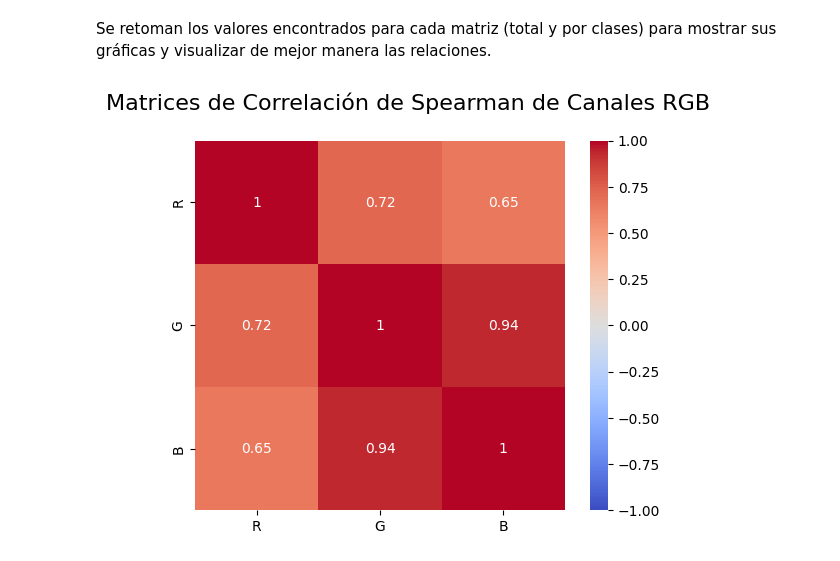
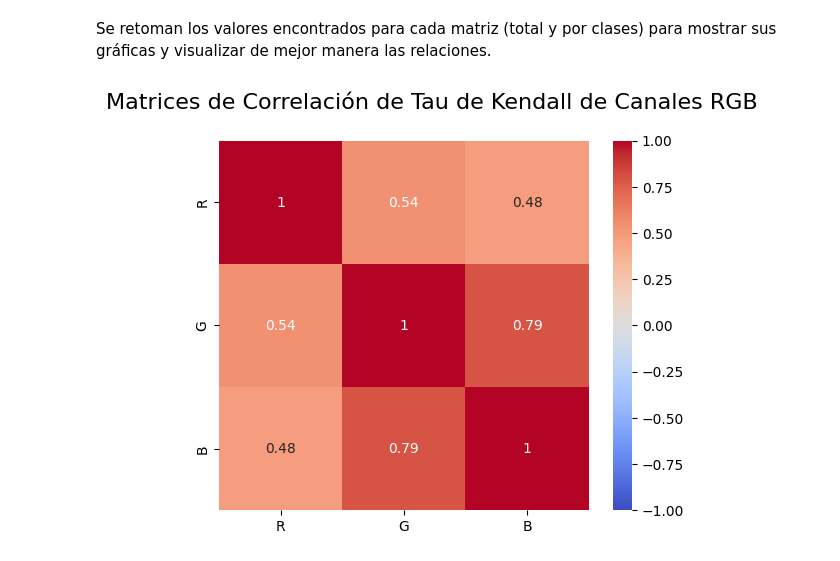
Before and after one commit to matgoni/Dermatology_MNIST, a Jupyter notebook: Correlación de Tau de Kendall.ipynb, the cells around one changed output. Cells and saved outputs as stored; diff of their text form; code cells hidden in the pictures.

```diff
--- a/Correlación de Tau de Kendall.ipynb
+++ b/Correlación de Tau de Kendall.ipynb
@@ -186,8 +181,8 @@ df_clase_t = pd.DataFrame({
     'B': new_images[:, :, :, 2].flatten()
 })
 
-m_t = df_clase_t.corr(method='spearman')
+m_t = df_clase_t.corr(method='kendall')
 
-print("Matriz de correlación de Spearman entre canales RGB:")
+print("Matriz de correlación de Tau de Kendall entre canales RGB:")
 print(m_t)
 # %% [output]
@@ -338,10 +333,10 @@ B  0.670153  0.927971  1.000000
 # %% [markdown]
 Se retoman los valores encontrados para cada matriz (total y por clases) para mostrar sus gráficas y visualizar de mejor manera las relaciones.
 # %%
-plt.suptitle("Matrices de Correlación de Spearman de Canales RGB", fontsize=16)
+plt.suptitle("Matrices de Correlación de Tau de Kendall de Canales RGB", fontsize=16)
 sns.heatmap(m_t, annot=True, cmap="coolwarm", cbar=True, square=True,
                 vmin=-1, vmax=1)
 
 plt.show()
 # %% [output]
-[figure, old version]
+[figure, new version]
```
Also changed, not shown: parts of 16 cells of this notebook, 3 other files.
